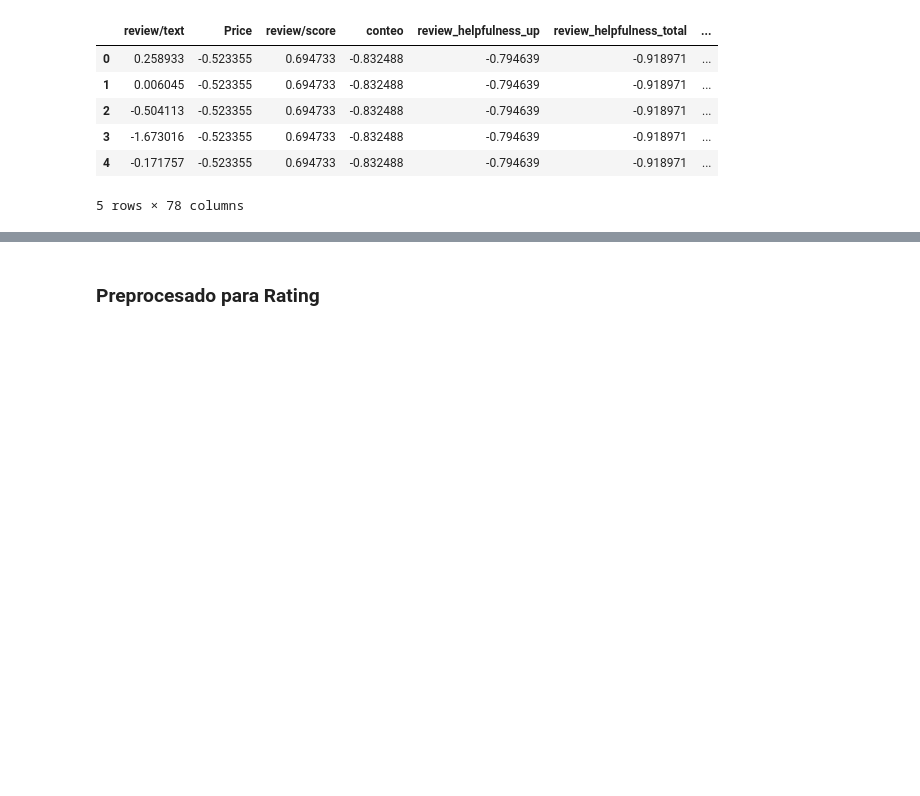
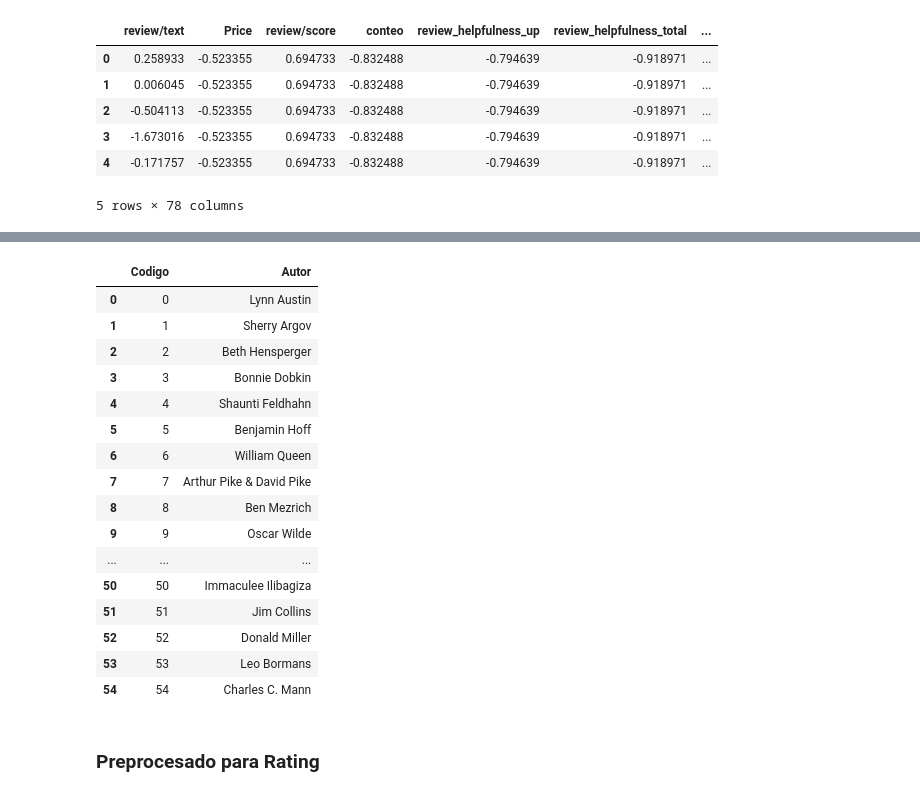
Before and after one commit to EmmaGalizio/Data-Science-Ammazon-Books-Reviews, a Jupyter notebook: TPI_clasificacion.ipynb, the cells around one changed output, grey strips where cells are left out. Saved outputs shown, nothing was run; the diff lists cells and outputs as text; code cells hidden in the pictures; blank space fills up the shorter version.

```diff
--- a/TPI_clasificacion.ipynb
+++ b/TPI_clasificacion.ipynb
@@ -167,3 +169,15 @@ df_cod_authors.head(5)
 | 3 | -1.673016 | -0.523355 | 0.694733 | -0.832488 | -0.794639 | -0.918971 | ... |
 | 4 | -0.171757 | -0.523355 | 0.694733 | -0.832488 | -0.794639 | -0.918971 | ... |
 5 rows × 78 columns
+# %%
+# Suponiendo que 'autores' contiene las etiquetas de autores
+autores = df['authors'].unique()
+
+# Revertir la codificación ordinal
+columnas_codificadas = ['authors']  # Ajusta las columnas según tu configuración
+pipeline_authors_ordinal = pipeline_authors.named_steps['one-hot-transformer']
+
+# Obtener las transformaciones inversas para las columnas codificadas
+transformaciones_inversas = pipeline_authors_ordinal.transformers_
+ordinal_encoder = transformaciones_inversas[2][1]
+ordinal_encoder.categories
@@ -169,0 +202,6 @@ df_cod_authors.head(5)
+# %%
+autores_originales = {}
+for i, autor in enumerate(ordinal_encoder.categories[0]):
+    autores_originales[i] = autor
+
+autores_originales
@@ -170,3 +226,24 @@ df_cod_authors.head(5)
+# %%
+df_autores_numero = pd.DataFrame(list(autores_originales.items()), columns=['Codigo', 'Autor'])
+df_autores_numero
+# %% [output]
+|  | Codigo | Autor |
+| 0 | 0 | Lynn Austin |
+| 1 | 1 | Sherry Argov |
+| 2 | 2 | Beth Hensperger |
+| 3 | 3 | Bonnie Dobkin |
+| 4 | 4 | Shaunti Feldhahn |
+| 5 | 5 | Benjamin Hoff |
+| 6 | 6 | William Queen |
+| 7 | 7 | Arthur Pike & David Pike |
+| 8 | 8 | Ben Mezrich |
+| 9 | 9 | Oscar Wilde |
+| ... | ... | ... |
+| 50 | 50 | Immaculee Ilibagiza |
+| 51 | 51 | Jim Collins |
+| 52 | 52 | Donald Miller |
+| 53 | 53 | Leo Bormans |
+| 54 | 54 | Charles C. Mann |
 # %% [markdown]
 ### Preprocesado para Rating
 # %%
```
Also changed, not shown: parts of 24 cells of this notebook, 11 other files.
